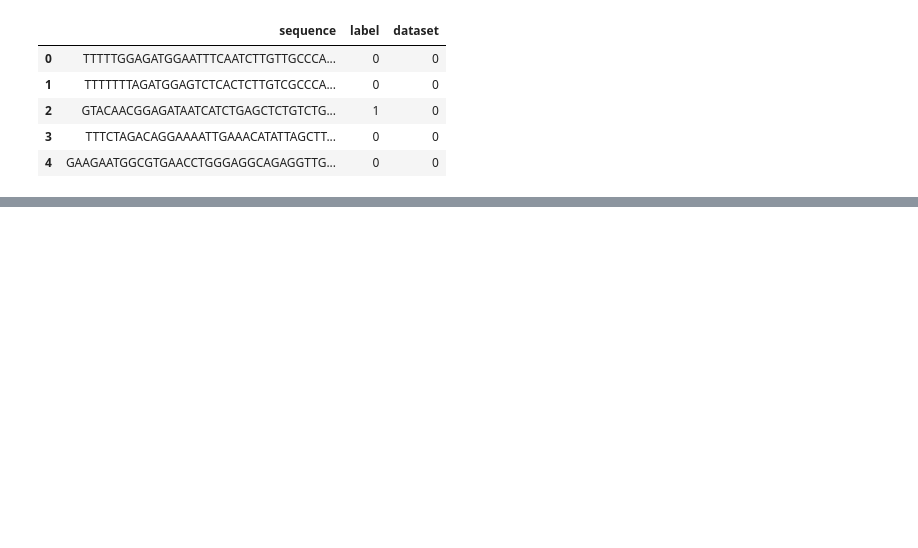
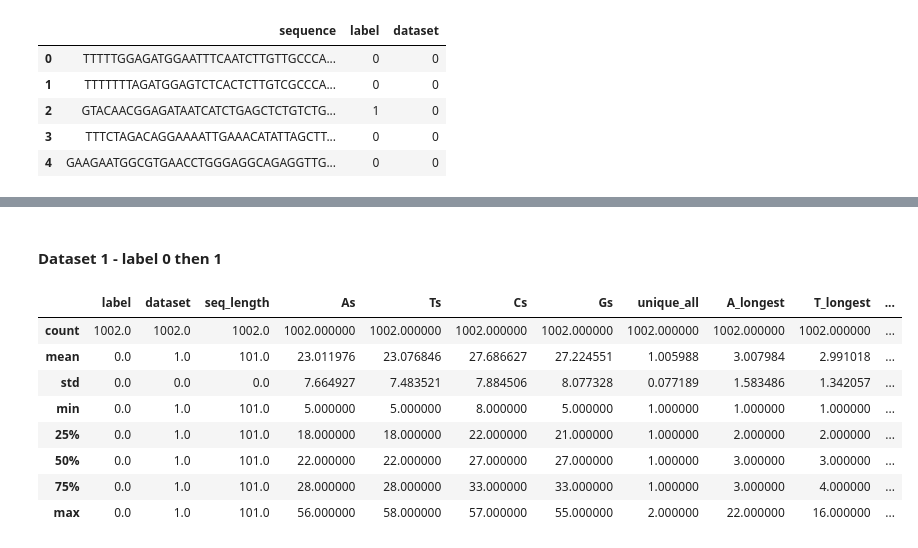
Before and after one commit to azouaoui-cv/KMML_challenge, a Jupyter notebook: Data_Exploration.ipynb, the cells around one changed output, grey strips where cells are left out. Cells and saved outputs as stored; diff of their text form; code cells hidden in the pictures; blank space fills up the shorter version.

```diff
--- a/Data_Exploration.ipynb
+++ b/Data_Exploration.ipynb
@@ -297,0 +332,14 @@ test_stats_df[test_stats_df.dataset == 2].describe()
+# %% [markdown]
+#### Dataset 1 - label 0 then 1
+# %%
+train_stats_df[(train_stats_df.dataset == 1) & (train_stats_df.label == 0)].describe()
+# %% [output]
+|  | label | dataset | seq_length | As | Ts | Cs | Gs | unique_all | A_longest | T_longest | ... |
+| count | 1002.0 | 1002.0 | 1002.0 | 1002.000000 | 1002.000000 | 1002.000000 | 1002.000000 | 1002.000000 | 1002.000000 | 1002.000000 | ... |
+| mean | 0.0 | 1.0 | 101.0 | 23.011976 | 23.076846 | 27.686627 | 27.224551 | 1.005988 | 3.007984 | 2.991018 | ... |
+| std | 0.0 | 0.0 | 0.0 | 7.664927 | 7.483521 | 7.884506 | 8.077328 | 0.077189 | 1.583486 | 1.342057 | ... |
+| min | 0.0 | 1.0 | 101.0 | 5.000000 | 5.000000 | 8.000000 | 5.000000 | 1.000000 | 1.000000 | 1.000000 | ... |
+| 25% | 0.0 | 1.0 | 101.0 | 18.000000 | 18.000000 | 22.000000 | 21.000000 | 1.000000 | 2.000000 | 2.000000 | ... |
+| 50% | 0.0 | 1.0 | 101.0 | 22.000000 | 22.000000 | 27.000000 | 27.000000 | 1.000000 | 3.000000 | 3.000000 | ... |
+| 75% | 0.0 | 1.0 | 101.0 | 28.000000 | 28.000000 | 33.000000 | 33.000000 | 1.000000 | 3.000000 | 4.000000 | ... |
+| max | 0.0 | 1.0 | 101.0 | 56.000000 | 58.000000 | 57.000000 | 55.000000 | 2.000000 | 22.000000 | 16.000000 | ... |
```
Also changed, not shown: parts of 17 cells of this notebook.
